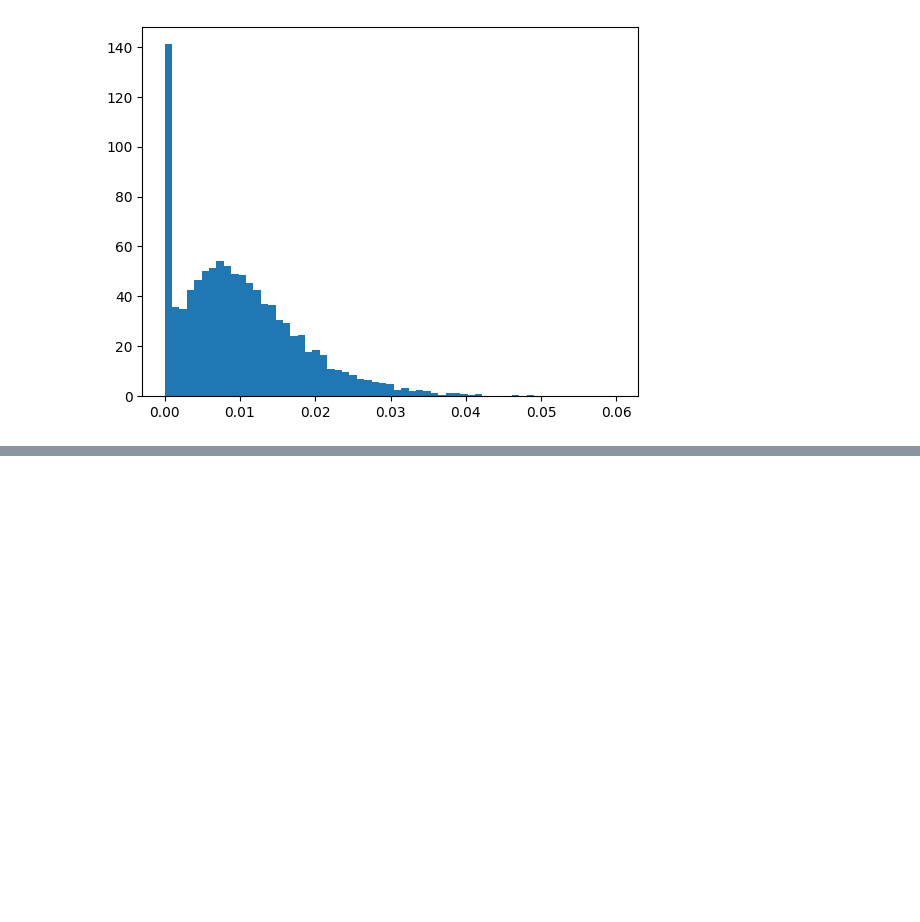
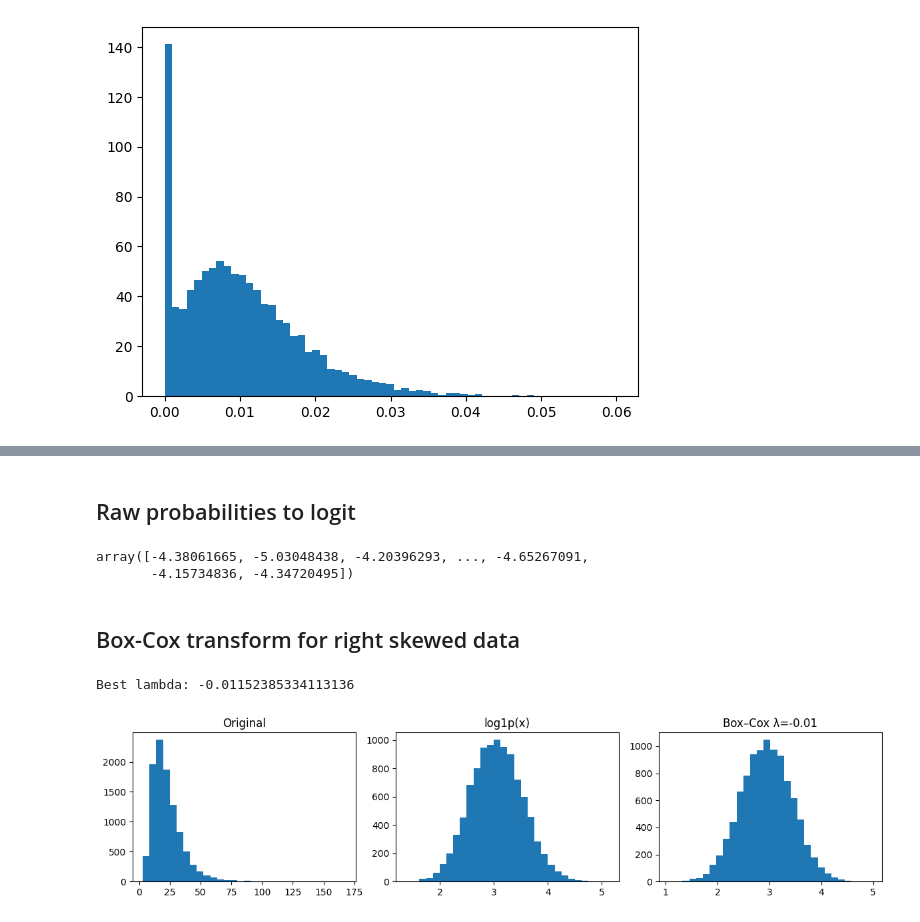
Before and after one commit to EdgyPage/Inventory_Defect_Classifier, a Jupyter notebook: Data/Data_View.ipynb, the cells around one changed output, grey strips where cells are left out. Saved outputs shown, nothing was run; the diff lists cells and outputs as text; code cells hidden in the pictures; blank space fills up the shorter version.

Commit message:
More transform code

```diff
--- a/Data/Data_View.ipynb
+++ b/Data/Data_View.ipynb
@@ -45,0 +94,37 @@ plt.show()
+# %% [markdown]
+## Raw probabilities to logit
+# %%
+import numpy as np
+
+eps = 1e-6
+p = np.clip(data, eps, 1-eps)
+z = np.log(p / (1 - p))   # logit transform
+z
+# %% [output]
+array([-4.38061665, -5.03048438, -4.20396293, ..., -4.65267091,
+       -4.15734836, -4.34720495])
+# %% [markdown]
+## Box-Cox transform for right skewed data
+# %%
+import numpy as np
+from scipy import stats
+import matplotlib.pyplot as plt
+
+x = ds.sim_data['CurrentMaxVolume']
+
+# 1) Try log transform
+x_log = np.log1p(x)  # log(1 + x)
+
+# 2) Let Box–Cox find best power
+x_bc, best_lambda = stats.boxcox(x)  # x must be > 0
+print("Best lambda:", best_lambda)
+
+fig, axs = plt.subplots(1, 3, figsize=(12, 3))
+axs[0].hist(x, bins=30);      axs[0].set_title("Original")
+axs[1].hist(x_log, bins=30);  axs[1].set_title("log1p(x)")
+axs[2].hist(x_bc, bins=30);   axs[2].set_title(f"Box–Cox λ={best_lambda:.2f}")
+plt.tight_layout()
+plt.show()
+# %% [output]
+Best lambda: -0.01152385334113136
+[figure, added]
```
Also changed, not shown: parts of 2 cells of this notebook.
